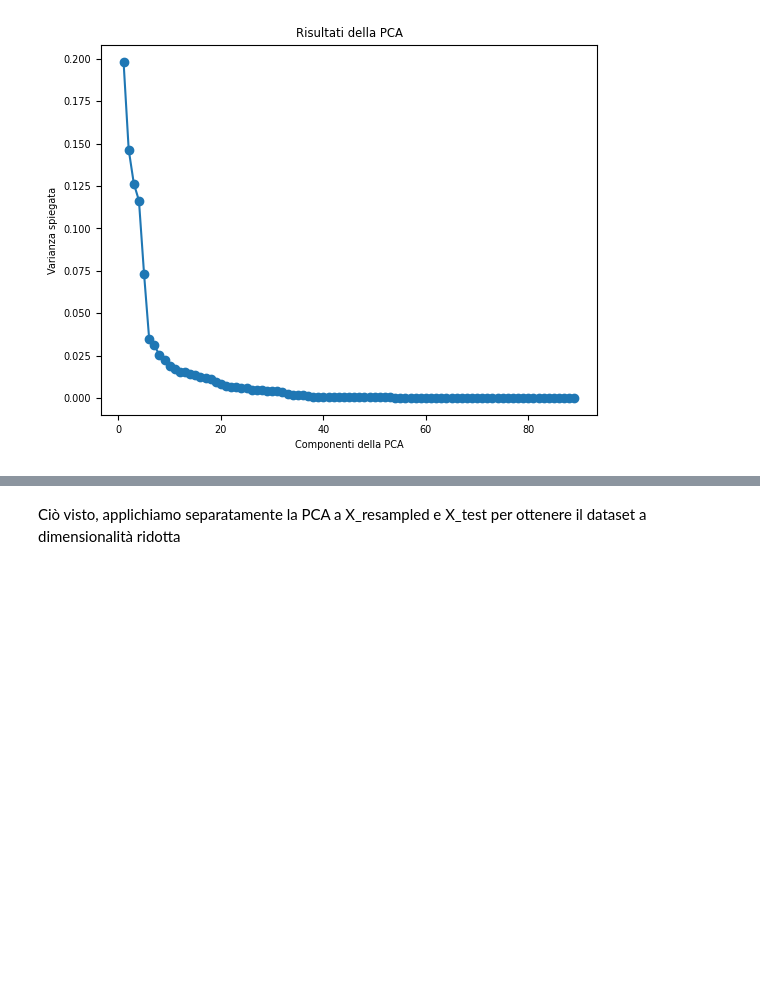
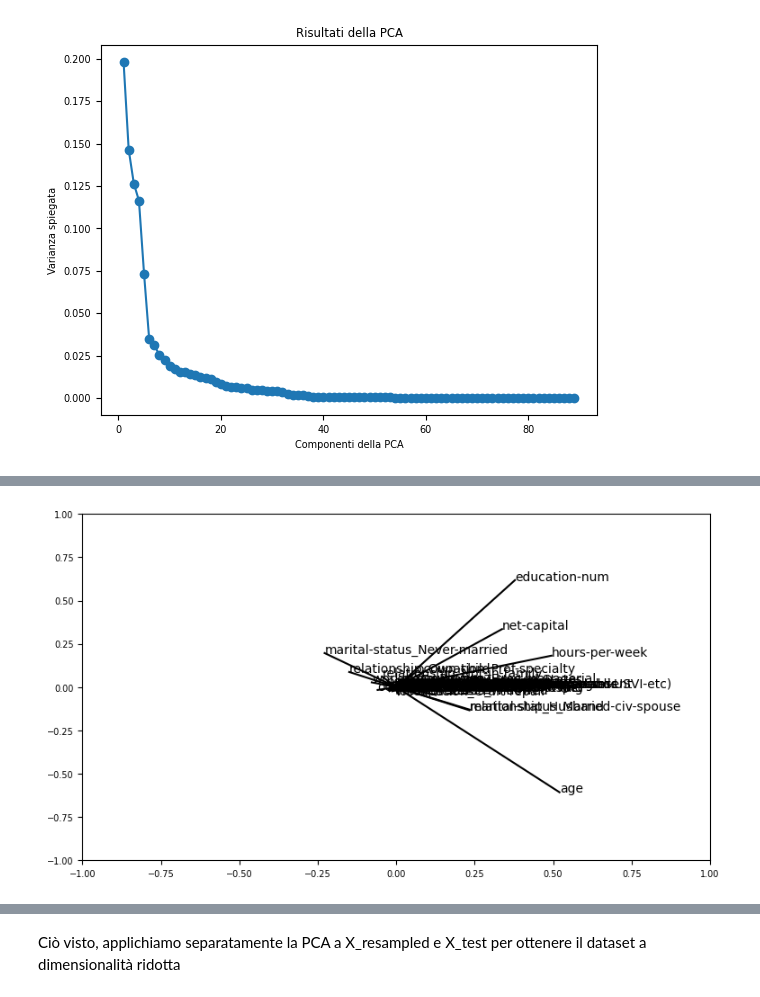
Before and after one commit to NicoSanse/ML_Project, a Jupyter notebook: Project.ipynb, the cells around one changed output, grey strips where cells are left out. Saved outputs shown, nothing was run; the diff lists cells and outputs as text; code cells hidden in the pictures; blank space fills up the shorter version.

```diff
--- a/Project.ipynb
+++ b/Project.ipynb
@@ -1248,0 +1279,14 @@ Varianza spiegata da 18 feature:  0.9020040029791946
+# %%
+pcs = pca.components_
+fig = plt.figure(figsize=(9, 5))
+ax = fig.add_subplot(1, 1, 1)
+ax.set_xlim([-1, 1])
+ax.set_ylim([-1, 1])
+
+for i, (x, y) in enumerate(zip(pcs[0, :], pcs[1, :])):
+    # plot line between origin and point (x, y)
+    ax.plot([0, x], [0, y], color='k')
+    # display the label of the point
+    ax.text(x, y, X.columns[i], fontsize='10')
+# %% [output]
+[figure, added]
```
Also changed, not shown: parts of 5 cells of this notebook, 1 other file.
